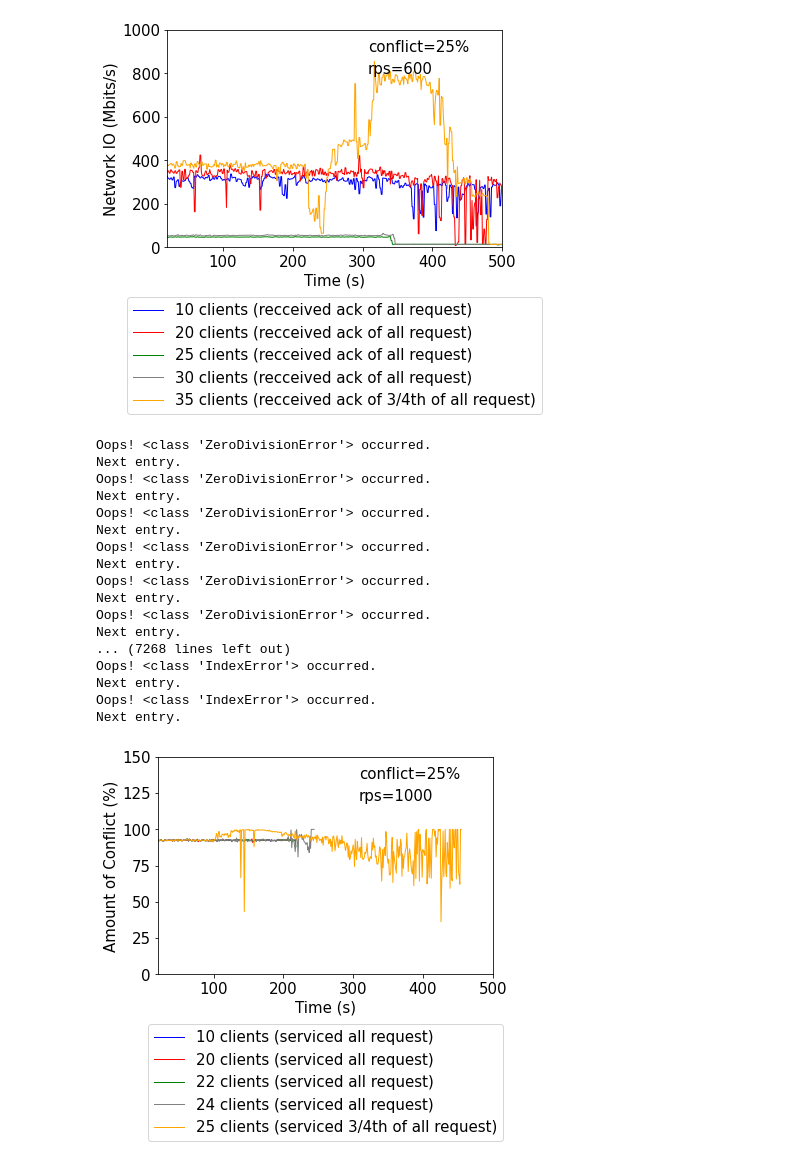
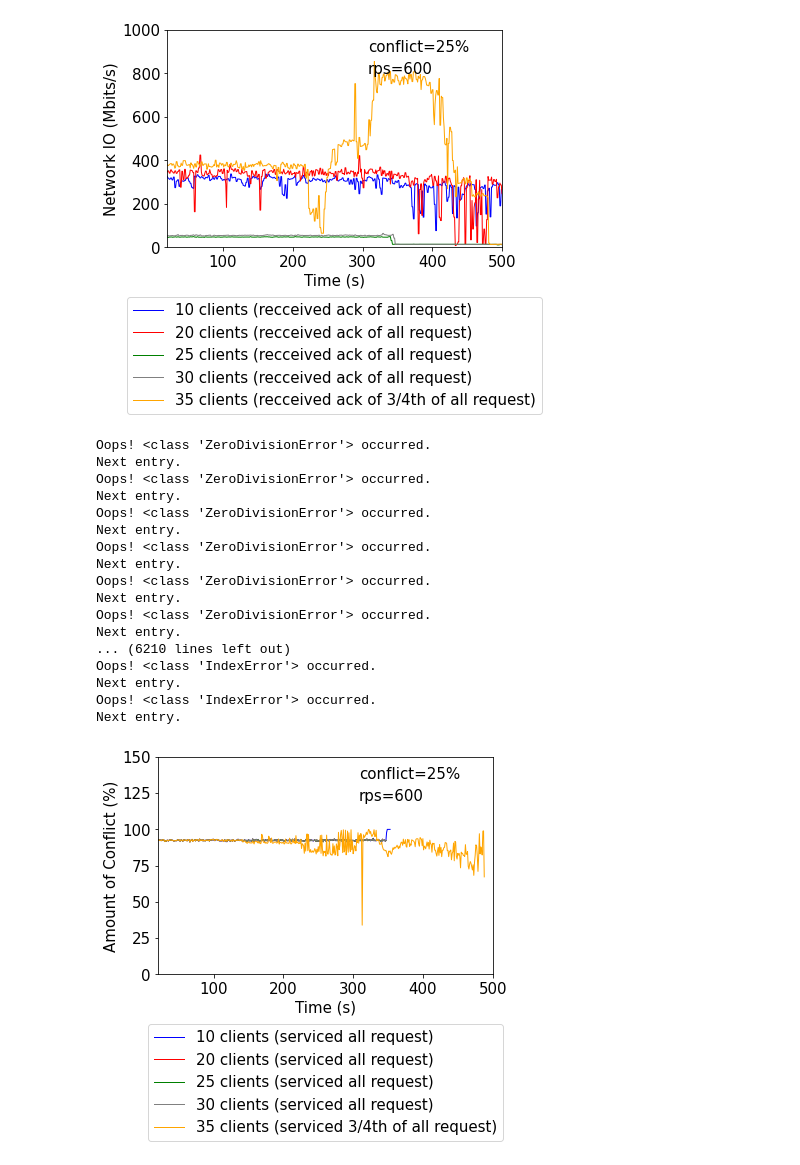
Before and after one commit to Santa-Maria-Shithil/EESYSTEM_TOC, a Jupyter notebook: scripts/All_Figure-Load-Updated-RPS.ipynb, the cells around one changed output. Saved outputs shown, nothing was run; the diff lists cells and outputs as text; code cells hidden in the pictures.

```diff
--- a/scripts/All_Figure-Load-Updated-RPS.ipynb
+++ b/scripts/All_Figure-Load-Updated-RPS.ipynb
@@ -848,6 +1304,10 @@ for line in myfile:
     try:
             y1.append(float(line))
             x1.append(j)
+            if j%6==0:
+                j=j+1
+                y1.append(float(line))
+                x1.append(j)
             j=j+1
             if j==500:
                 break
@@ -869,6 +1329,10 @@ for line in myfile:
     try:
             y2.append(float(line))
             x2.append(j)
+            if j%6==0:
+                j=j+1
+                y2.append(float(line))
+                x2.append(j)
             j=j+1
             if j==500:
                 break
@@ -891,6 +1355,10 @@ for line in myfile:
     try:
             y3.append(float(line))
             x3.append(j)
+            if j%6==0:
+                j=j+1
+                y3.append(float(line))
+                x3.append(j)
             j=j+1
             if j==500:
                 break
@@ -912,6 +1380,10 @@ for line in myfile:
     try:
             y4.append(float(line))
             x4.append(j)
+            if j%6==0:
+                j=j+1
+                y4.append(float(line))
+                x4.append(j)
             j=j+1
             if j==500:
                 break
@@ -933,6 +1405,10 @@ for line in myfile:
     try:
             y5.append(float(line))
             x5.append(j)
+            if j%6==0:
+                j=j+1
+                y5.append(float(line))
+                x5.append(j)
             j=j+1
             if j==500:
                 break
@@ -2273,7 +2328,7 @@ d=[]
 
 
 j=0
-myfile = open("ol_tput_median_ten_client.txt")
+myfile = open("updated_rps\ol_tput_10_clients.txt")
 for line in myfile:
     line.strip()
 
@@ -2295,7 +2350,7 @@ myfile.close()
 
 
 j=0
-myfile = open("ol_conflict_amount_server_ten_client.txt")
+myfile = open("updated_rps\\ol_conflict_10_clients.txt")
 for line in myfile:
     line.strip()
 
@@ -2334,7 +2389,7 @@ for j in range(0,1000):
 
 
 j=0
-myfile = open("ol_tput_median_twenty_client.txt")
+myfile = open("updated_rps\ol_tput_20_clients.txt")
 for line in myfile:
     line.strip()
 
@@ -2354,7 +2409,7 @@ myfile.close()
 
 
 j=0
-myfile = open("ol_conflict_amount_server_twenty_client.txt")
+myfile = open("updated_rps\\ol_conflict_20_clients.txt")
 for line in myfile:
     line.strip()
 
@@ -2393,7 +2448,7 @@ for j in range(0,1000):
 
 
 j=0
-myfile = open("ol_tput_median_twentytwo_client.txt")
+myfile = open("updated_rps\ol_tput_25_clients.txt")
 for line in myfile:
     line.strip()
 
@@ -2413,7 +2468,7 @@ myfile.close()
 
 
 j=0
-myfile = open("ol_conflict_amount_server_twentytwo_client.txt")
+myfile = open("updated_rps\\ol_conflict_25_clients.txt")
 for line in myfile:
     line.strip()
 
@@ -2453,7 +2508,7 @@ myfile.close()
 
 
 j=0
-myfile = open("ol_tput_median_twentyfour_client.txt")
+myfile = open("updated_rps\ol_tput_30_clients.txt")
 for line in myfile:
     line.strip()
 
@@ -2473,7 +2528,7 @@ myfile.close()
 
 
 j=0
-myfile = open("ol_conflict_amount_server_twentyfour_client.txt")
+myfile = open("updated_rps\\ol_conflict_30_clients.txt")
 for line in myfile:
     line.strip()
 
@@ -2514,7 +2569,7 @@ for j in range(0,1000):
 
 
 j=0
-myfile = open("ol_tput_median_twentyfive_client.txt")
+myfile = open("updated_rps\ol_tput_35_clients.txt")
 for line in myfile:
     line.strip()
 
@@ -2534,7 +2589,7 @@ myfile.close()
 
 
 j=0
-myfile = open("ol_conflict_amount_server_twentyfive_client.txt")
+myfile = open("updated_rps\\ol_conflict_35_clients.txt")
 for line in myfile:
     line.strip()
 
@@ -2593,41 +2648,41 @@ plt.rc('figure', titlesize=SMALL_SIZE)
 
 plt.plot(x1, y1, color='blue', linestyle='solid', linewidth = 1, label='10 clients (serviced all request)')
 plt.plot(x2, y2, color='red', linestyle='solid', linewidth = 1, label='20 clients (serviced all request)')
-plt.plot(x3, y3, color='green', linestyle='solid', linewidth = 1, label='22 clients (serviced all request)')
-plt.plot(x4, y4, color='gray', linestyle='solid', linewidth = 1, label='24 clients (serviced all request)')
-plt.plot(x5, y5, color='orange', linestyle='solid', linewidth = 1, label='25 clients (serviced 3/4th of all request)')
+plt.plot(x3, y3, color='green', linestyle='solid', linewidth = 1, label='25 clients (serviced all request)')
+plt.plot(x4, y4, color='gray', linestyle='solid', linewidth = 1, label='30 clients (serviced all request)')
+plt.plot(x5, y5, color='orange', linestyle='solid', linewidth = 1, label='35 clients (serviced 3/4th of all request)')
 
 
 plt.xlabel('Time (s)')
 plt.annotate('conflict=25%', xy = (0.6, 0.9), xycoords='axes fraction')
 plt.annotate('rps=600', xy = (0.6, 0.8), xycoords='axes fraction')
 # naming the y axis
 plt.ylabel('Amount of Conflict (%)')
 
 #plt.title('Amount of Conflict of Five Servers with Different Amount of Load', y=-0.9)
 
 
 plt.legend(loc="lower center", bbox_to_anchor=(0.5, -0.8));
 # function to show the plot
 plt.show()
 # function to show the plot
 plt.show()
 # %% [output]
 Oops! <class 'ZeroDivisionError'> occurred.
 Next entry.
 Oops! <class 'ZeroDivisionError'> occurred.
 Next entry.
 Oops! <class 'ZeroDivisionError'> occurred.
 Next entry.
 Oops! <class 'ZeroDivisionError'> occurred.
 Next entry.
 Oops! <class 'ZeroDivisionError'> occurred.
 Next entry.
 Oops! <class 'ZeroDivisionError'> occurred.
 Next entry.
-... (7268 lines left out)
+... (6210 lines left out)
 Oops! <class 'IndexError'> occurred.
 Next entry.
 Oops! <class 'IndexError'> occurred.
 Next entry.
-[figure, old version]
+[figure, new version]
```
Also changed, not shown: parts of 6 cells of this notebook, 7 other files.
